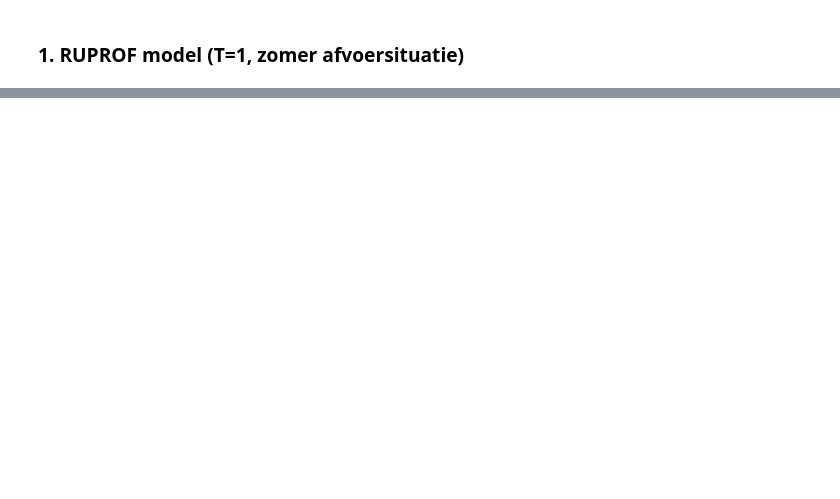
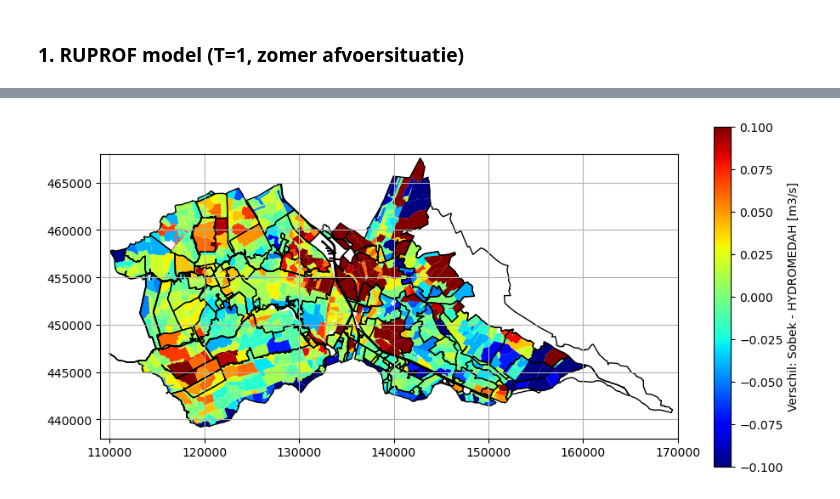
Before and after one commit to hdsr-mid/hydrology, a Jupyter notebook: Python scripts/Workflow Modelvalidatie/Workflow_model_validatie.ipynb, the cells around one changed output, grey strips where cells are left out. Cells and saved outputs as stored; diff of their text form; code cells hidden in the pictures; blank space fills up the shorter version.

```diff
--- a/Python scripts/Workflow Modelvalidatie/Workflow_model_validatie.ipynb
+++ b/Python scripts/Workflow Modelvalidatie/Workflow_model_validatie.ipynb
@@ -67,0 +104,26 @@ Output:
+# %%
+import os
+import functies_punt_laterals_T1
+
+class paths():
+    # Input bestanden
+    root          = os.getcwd()
+    shp_RchSeg    = os.path.join(root, 'GIS input','RchSegments.shp') # shapefile van de reach segments, export uit Sobek
+    shp_node      = os.path.join(root, 'GIS input','Sbk_Lat_n.shp') # shapefile van de lateralen punten, export uit Sobek
+    dat_Sobek     = os.path.join(root, 'Input','Sobek output','MOD_ADJ_V4.lit') # locatie Sobek HIS output bestanden
+    dat_lat       = os.path.join(root, 'Input','Sobek output','LATERAL.DAT') # lateralen data, Sobek input data
+    shp_afvoer    = os.path.join(root,"GIS input","BR_VS_Afvoergebieden.shp") # shapefile van de afvoergebieden
+    shp_afwatr    = os.path.join(root,"GIS input","Afwateringseenheden_2020.shp") # shapefile van de afwateringsgebieden
+
+     # Output bestanden
+    shp_laterals  = os.path.join(root,"GIS output",'laterals_T1_RUPROF_HYDROMEDAH.shp') # shapefile met lateralen data op basis van HYDROMEDAH, RUPROF en het verschil
+    shp_HYDROMEDAH= os.path.join(root,"GIS output",'laterals_T1_HYDROMEDAH.shp') # shapefile met lateralen data op basis van HYDROMEDAH, alleen opgeslagen als er iets mis gaat bij het converteren van reach segments naar lateralen knopen (u wordt geinformeerd als dit gebeurt)
+    shp_RUPROF    = os.path.join(root,"GIS output",'laterals_T1_RUPROF.shp') # shapefile met lateralen data op basis van RUPROF
+    fig           = os.path.join(root,"Output",'fig_laterals_gem.png') # Figuur van de verschillen in lateralen data
+    fightml       = os.path.join(root,"Output",'fig_laterals_gem.html') # Figuur van de verschillen in lateralen data
+
+months = [5,6,7,8,9] # maanden in het jaar om statistiek over te berekenen
+years  = np.arange(2010,2022) # zie Sobek continue model time-range
+functies_punt_laterals_T1.main(paths,months,years)
+# %% [output]
+[figure, added]
```
Also changed, not shown: parts of 39 cells of this notebook, 11 other files.
